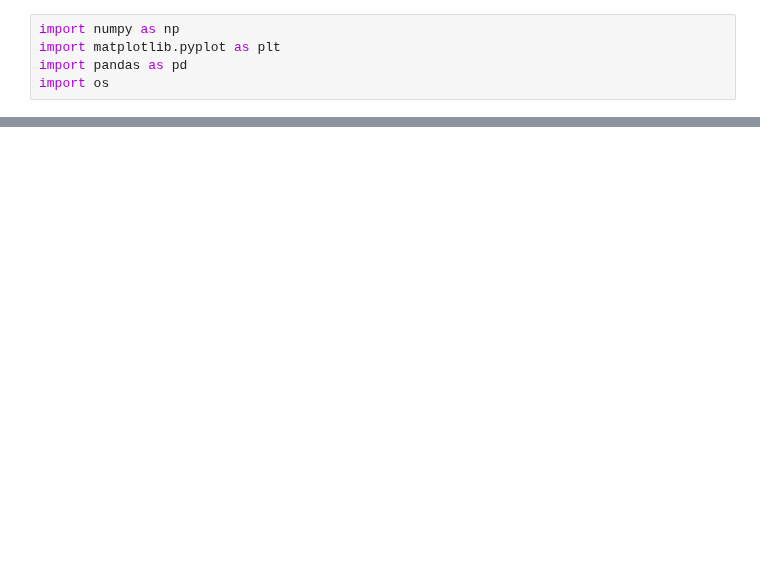
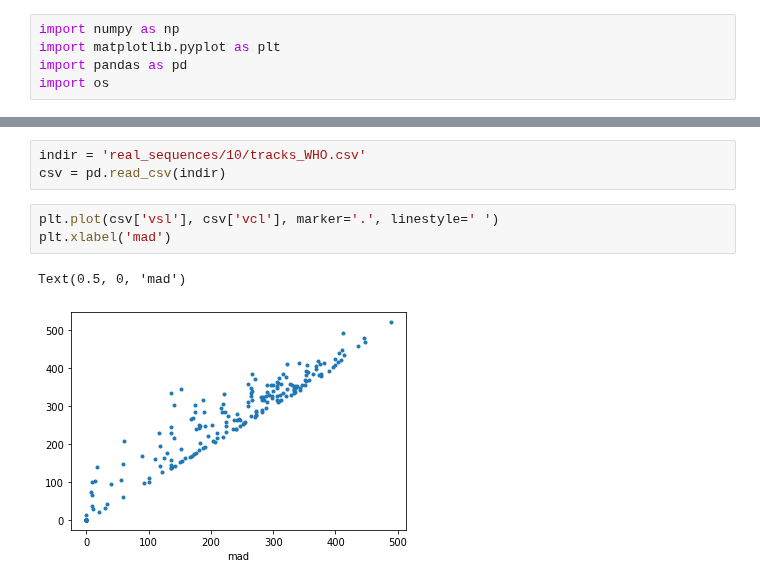
Before and after one commit to MarianoFernandez0/Proyecto-, a Jupyter notebook: who_measure_degradation/degradation_plots.ipynb, the cells around one changed output, grey strips where cells are left out. Cells and saved outputs as stored; diff of their text form; blank space fills up the shorter version.

```diff
--- a/who_measure_degradation/degradation_plots.ipynb
+++ b/who_measure_degradation/degradation_plots.ipynb
@@ -111,0 +126,9 @@ plots(freqs, measures, order, ylabels)
+# %%
+indir = 'real_sequences/10/tracks_WHO.csv'
+csv = pd.read_csv(indir)
+# %%
+plt.plot(csv['vsl'], csv['vcl'], marker='.', linestyle=' ')
+plt.xlabel('mad')
+# %% [output]
+Text(0.5, 0, 'mad')
+[figure, added]
```
Also changed, not shown: parts of 10 cells of this notebook, 3 other files.
